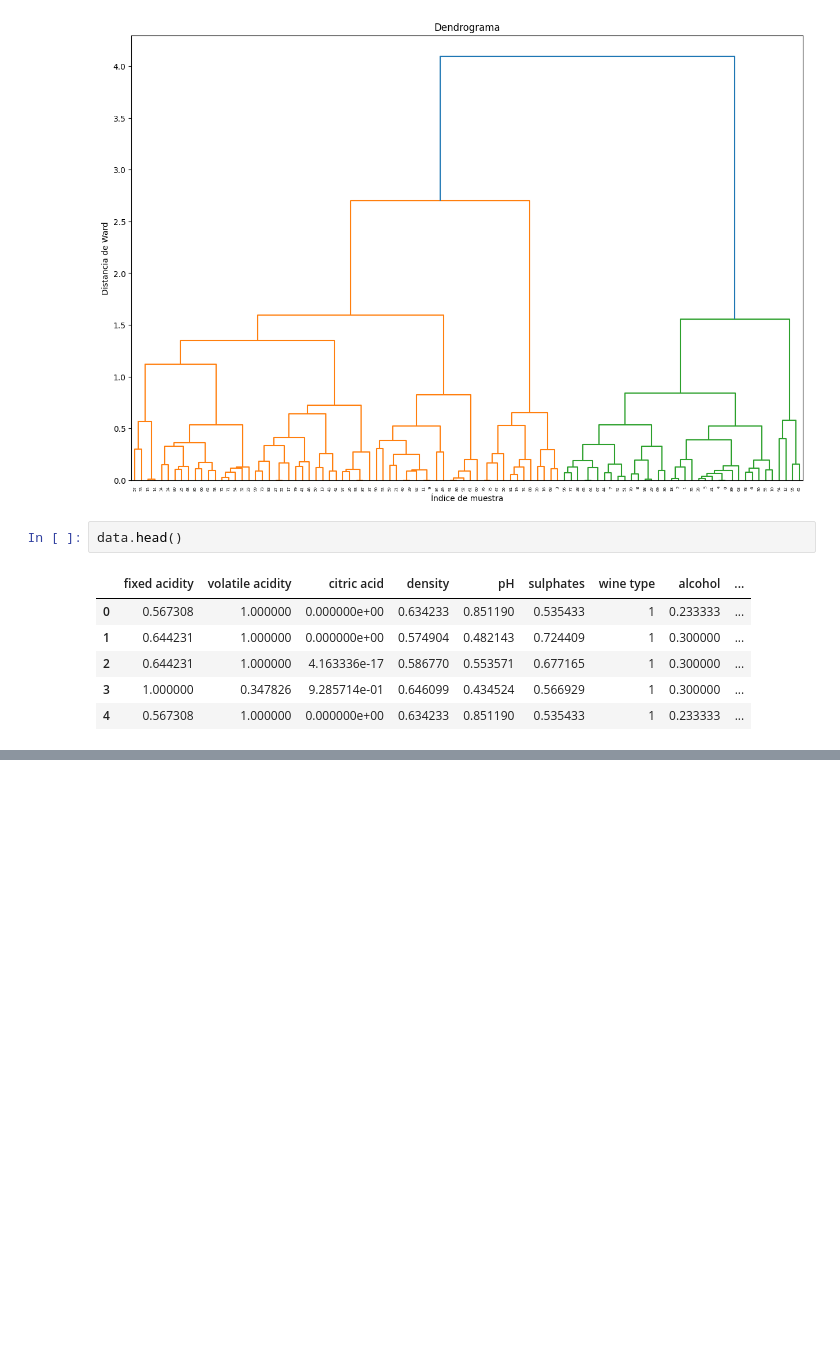
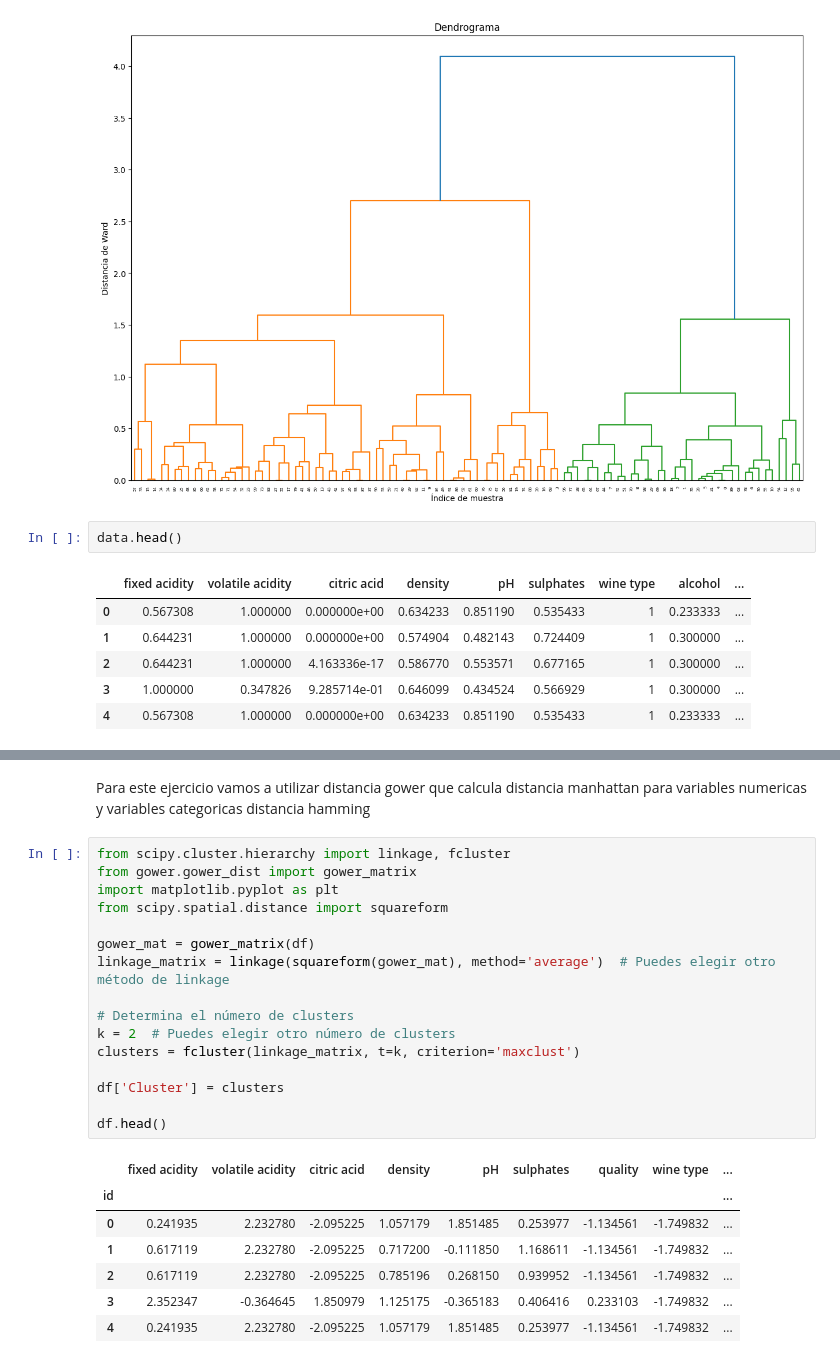
Before and after one commit to Alf-caput/LAB04_Regresion_y_agrupamiento, a Jupyter notebook: LAB04 Regresion_y_agrupamientov2.ipynb, the cells around one changed output, grey strips where cells are left out. Drawn from its saved outputs; the diff is of its cells as text; blank space fills up the shorter version.

```diff
--- a/LAB04 Regresion_y_agrupamientov2.ipynb
+++ b/LAB04 Regresion_y_agrupamientov2.ipynb
@@ -1202,0 +1219,26 @@ data.head()
+# %% [markdown]
+Para este ejercicio vamos a utilizar distancia gower que calcula distancia manhattan para variables numericas y variables categoricas distancia hamming
+# %%
+from scipy.cluster.hierarchy import linkage, fcluster
+from gower.gower_dist import gower_matrix
+import matplotlib.pyplot as plt
+from scipy.spatial.distance import squareform
+
+gower_mat = gower_matrix(df)
+linkage_matrix = linkage(squareform(gower_mat), method='average')  # Puedes elegir otro método de linkage
+
+# Determina el número de clusters
+k = 2  # Puedes elegir otro número de clusters
+clusters = fcluster(linkage_matrix, t=k, criterion='maxclust')
+
+df['Cluster'] = clusters
+
+df.head()
+# %% [output]
+|  | fixed acidity | volatile acidity | citric acid | density | pH | sulphates | quality | wine type | ... |
+| id |  |  |  |  |  |  |  |  | ... |
+| 0 | 0.241935 | 2.232780 | -2.095225 | 1.057179 | 1.851485 | 0.253977 | -1.134561 | -1.749832 | ... |
+| 1 | 0.617119 | 2.232780 | -2.095225 | 0.717200 | -0.111850 | 1.168611 | -1.134561 | -1.749832 | ... |
+| 2 | 0.617119 | 2.232780 | -2.095225 | 0.785196 | 0.268150 | 0.939952 | -1.134561 | -1.749832 | ... |
+| 3 | 2.352347 | -0.364645 | 1.850979 | 1.125175 | -0.365183 | 0.406416 | 0.233103 | -1.749832 | ... |
+| 4 | 0.241935 | 2.232780 | -2.095225 | 1.057179 | 1.851485 | 0.253977 | -1.134561 | -1.749832 | ... |
```
Also changed, not shown: parts of 5 cells of this notebook.
